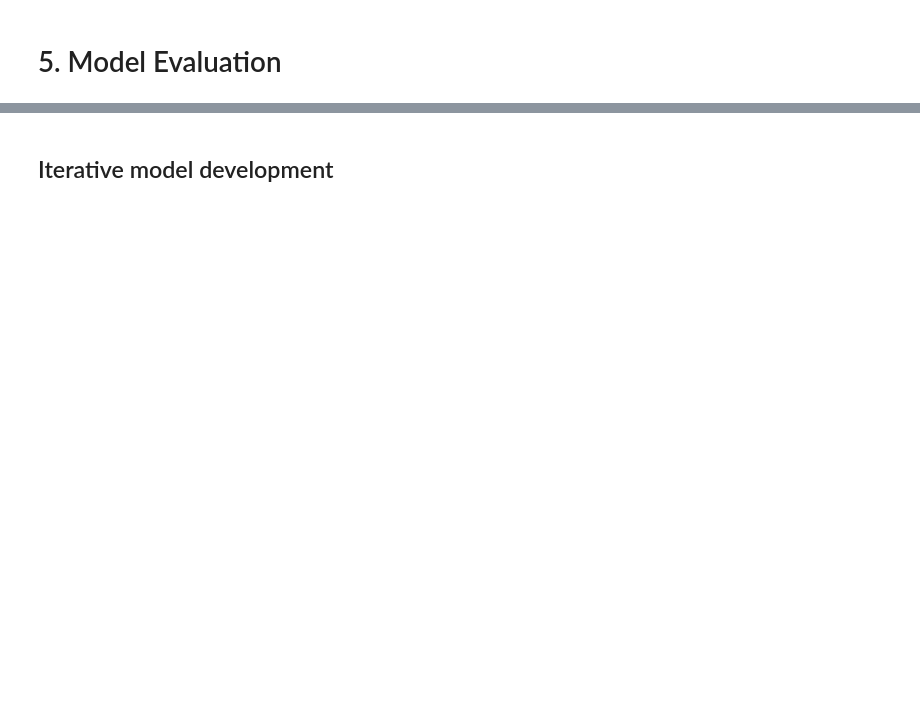
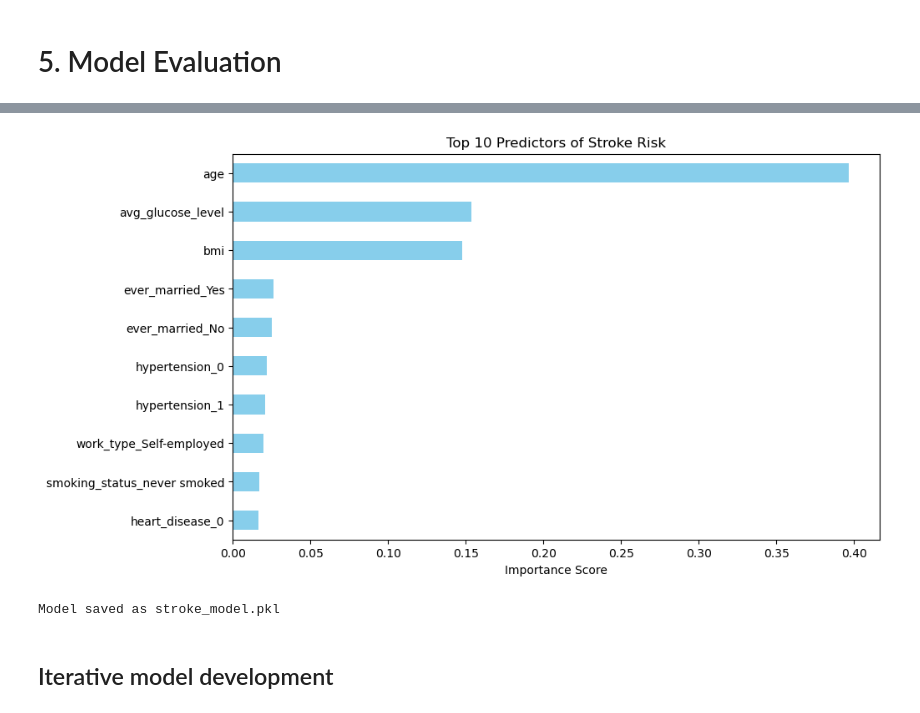
Before and after one commit to Frogkri/MLDP, a Jupyter notebook: MLDP Program Codes Submission Template.ipynb, the cells around one changed output, grey strips where cells are left out. Drawn from its saved outputs; the diff is of its cells as text; code cells hidden in the pictures; blank space fills up the shorter version.

```diff
--- a/MLDP Program Codes Submission Template.ipynb
+++ b/MLDP Program Codes Submission Template.ipynb
@@ -267,7 +376,30 @@ print(f"Final Accuracy: {accuracy_score(y_test, final_predictions):.2f}")
 # %%
 ## New data
+# Extract feature importance from the tuned pipeline
+best_model = tune.best_estimator_.named_steps['classifier']
+importances = best_model.feature_importances_
 
+# Get feature names from the preprocessor
+cat_features_transformed = tune.best_estimator_.named_steps['preprocessor'].transformers_[1][1].get_feature_names_out()
+all_feature_names = numeric_features + list(cat_features_transformed)
+
+# Plot
+feat_importances = pd.Series(importances, index=all_feature_names)
+plt.figure(figsize=(10,6))
+feat_importances.nlargest(10).sort_values().plot(kind='barh', color='skyblue')
+plt.title('Top 10 Predictors of Stroke Risk')
+plt.xlabel('Importance Score')
+plt.show()
 ## Predict
+# %% [output]
+[figure, added]
+# %%
+import joblib
+# Saves the entire pipeline (Imputer + Encoder + Model)
+joblib.dump(tune, 'stroke_model.pkl')
+print("Model saved as stroke_model.pkl")
+# %% [output]
+Model saved as stroke_model.pkl
 # %% [markdown]
 ## Iterative model development
 # %%
```
Also changed, not shown: parts of 14 cells of this notebook, 1 other file.
